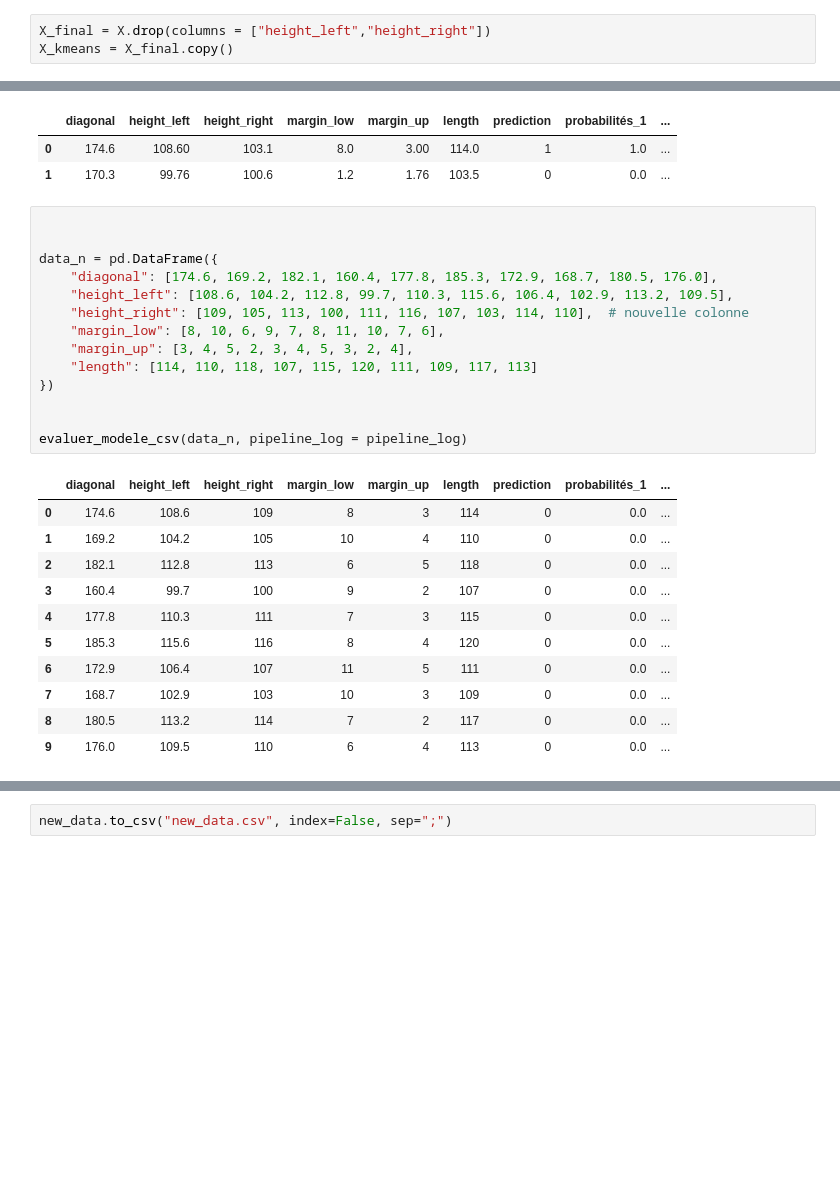
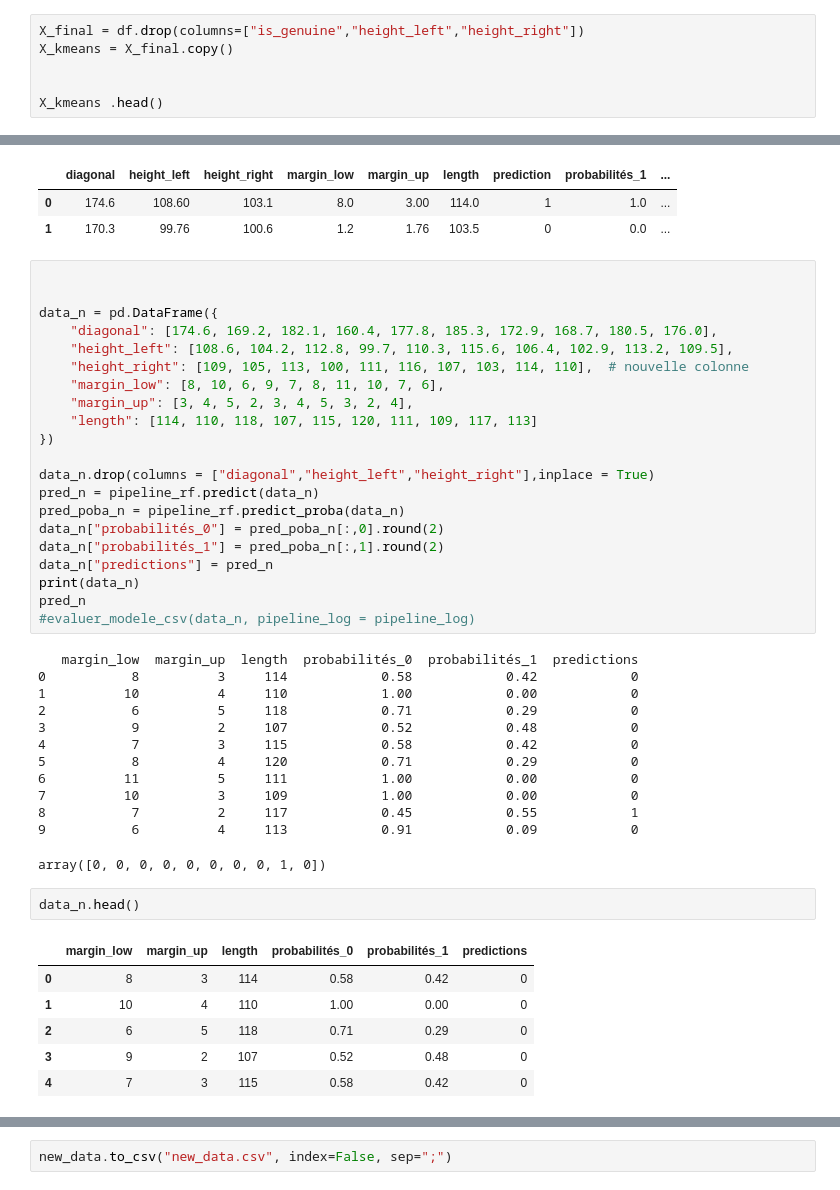
Before and after one commit to Mozart28/detection-faux-billets-api, a Jupyter notebook: Détection_faux_billets-3.ipynb 22-07-41-273.ipynb, the cells around one changed output, grey strips where cells are left out. Cells and saved outputs as stored; diff of their text form; blank space fills up the shorter version.

```diff
--- a/Détection_faux_billets-3.ipynb 22-07-41-273.ipynb
+++ b/Détection_faux_billets-3.ipynb 22-07-41-273.ipynb
@@ -622,5 +622,8 @@ accuracy :
   <h3 style="margin: 0; color: rgb(0,150,250);">Modèle KMeans</h3>
 </div>
 # %%
-X_final = X.drop(columns = ["height_left","height_right"])
+X_final = df.drop(columns=["is_genuine","height_left","height_right"])
 X_kmeans = X_final.copy()
+
+
+X_kmeans .head()
@@ -1165,17 +1197,34 @@ data_n = pd.DataFrame({
     "length": [114, 110, 118, 107, 115, 120, 111, 109, 117, 113]
 })
 
-
-evaluer_modele_csv(data_n, pipeline_log = pipeline_log)
+data_n.drop(columns = ["diagonal","height_left","height_right"],inplace = True)
+pred_n = pipeline_rf.predict(data_n)
+pred_poba_n = pipeline_rf.predict_proba(data_n)
+data_n["probabilités_0"] = pred_poba_n[:,0].round(2)
+data_n["probabilités_1"] = pred_poba_n[:,1].round(2)
+data_n["predictions"] = pred_n
+print(data_n)
+pred_n
+#evaluer_modele_csv(data_n, pipeline_log = pipeline_log)
 # %% [output]
-|  | diagonal | height_left | height_right | margin_low | margin_up | length | prediction | probabilités_1 | ... |
-| 0 | 174.6 | 108.6 | 109 | 8 | 3 | 114 | 0 | 0.0 | ... |
-| 1 | 169.2 | 104.2 | 105 | 10 | 4 | 110 | 0 | 0.0 | ... |
-| 2 | 182.1 | 112.8 | 113 | 6 | 5 | 118 | 0 | 0.0 | ... |
-| 3 | 160.4 | 99.7 | 100 | 9 | 2 | 107 | 0 | 0.0 | ... |
-| 4 | 177.8 | 110.3 | 111 | 7 | 3 | 115 | 0 | 0.0 | ... |
-| 5 | 185.3 | 115.6 | 116 | 8 | 4 | 120 | 0 | 0.0 | ... |
-| 6 | 172.9 | 106.4 | 107 | 11 | 5 | 111 | 0 | 0.0 | ... |
-| 7 | 168.7 | 102.9 | 103 | 10 | 3 | 109 | 0 | 0.0 | ... |
-| 8 | 180.5 | 113.2 | 114 | 7 | 2 | 117 | 0 | 0.0 | ... |
-| 9 | 176.0 | 109.5 | 110 | 6 | 4 | 113 | 0 | 0.0 | ... |
+   margin_low  margin_up  length  probabilités_0  probabilités_1  predictions
+0           8          3     114            0.58            0.42            0
+1          10          4     110            1.00            0.00            0
+2           6          5     118            0.71            0.29            0
+3           9          2     107            0.52            0.48            0
+4           7          3     115            0.58            0.42            0
+5           8          4     120            0.71            0.29            0
+6          11          5     111            1.00            0.00            0
+7          10          3     109            1.00            0.00            0
+8           7          2     117            0.45            0.55            1
+9           6          4     113            0.91            0.09            0
+array([0, 0, 0, 0, 0, 0, 0, 0, 1, 0])
+# %%
+data_n.head()
+# %% [output]
+|  | margin_low | margin_up | length | probabilités_0 | probabilités_1 | predictions |
+| 0 | 8 | 3 | 114 | 0.58 | 0.42 | 0 |
+| 1 | 10 | 4 | 110 | 1.00 | 0.00 | 0 |
+| 2 | 6 | 5 | 118 | 0.71 | 0.29 | 0 |
+| 3 | 9 | 2 | 107 | 0.52 | 0.48 | 0 |
+| 4 | 7 | 3 | 115 | 0.58 | 0.42 | 0 |
```
Also changed, not shown: parts of 72 cells of this notebook, 3 other files.
